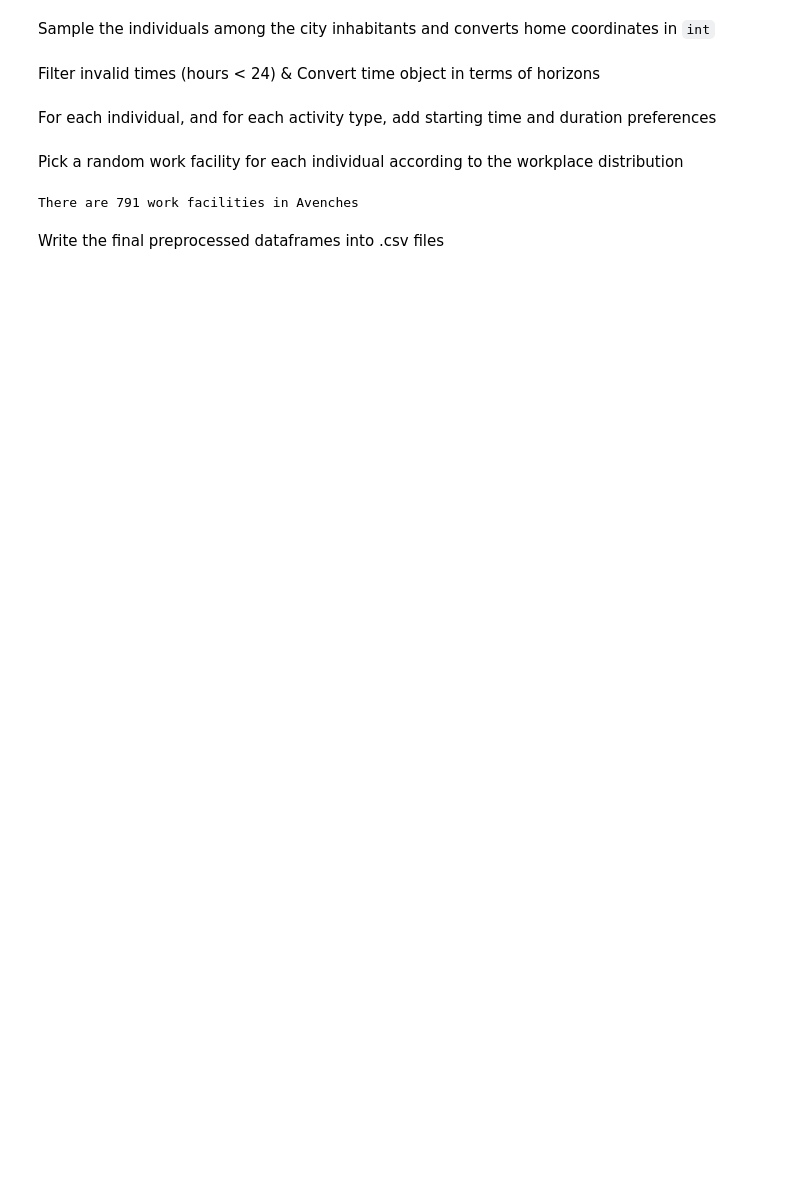
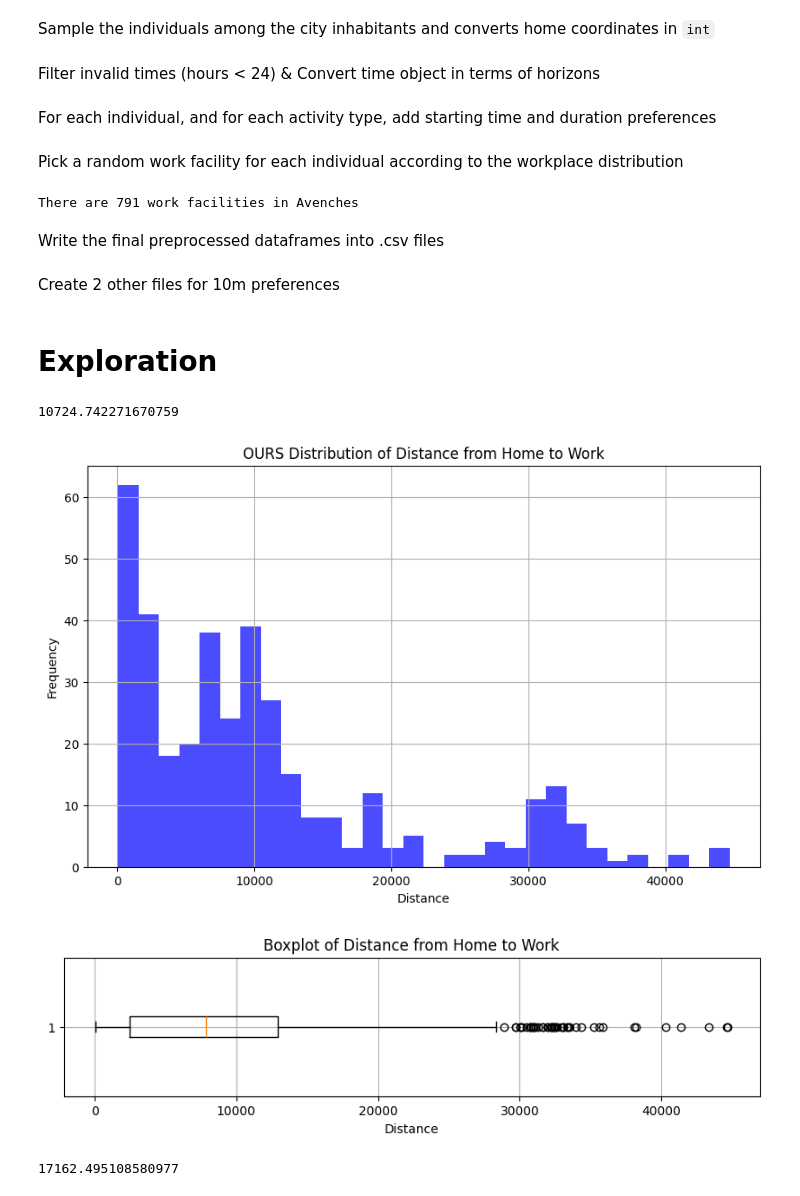
Before and after one commit to phellich/scheduling, a Jupyter notebook: Pre-processing.ipynb, the cells around one changed output. Cells and saved outputs as stored; diff of their text form; code cells hidden in the pictures; blank space fills up the shorter version.

```diff
--- a/Pre-processing.ipynb
+++ b/Pre-processing.ipynb
@@ -10,7 +10,7 @@ import numpy as np
 LOCAL = 'Avenches'
 # LOCAL = 'Lausanne'
 FRACT_ACT = 1
-FRACT_POP = 0.01
+FRACT_POP = 0.1
 activity_types = ['work', 'education', 'leisure', 'shop']
 TIME_INTERVAL = 5
 HORIZON = round(24*60/TIME_INTERVAL) + 1
@@ -306,4 +306,6 @@ population_local_sample[int_columns_2] = population_local_sample[int_columns_2].
 # %%
 activity_local_filt_sampled.drop(['start_time', 'end_time'], axis=1).to_csv(f'Data/PreProcessed/activity_5m.csv', index=False)
 population_local_sample.to_csv(f'Data/PreProcessed/population_5m.csv', index=False)
+# %% [markdown]
+Create 2 other files for 10m preferences
 # %%
@@ -323,3 +324,38 @@ int_columns_2 = ['home_x', 'home_y', 'work_x', 'work_y', 'work_id', 'work_start'
                  'work_dur', 'shop_dur', 'leisure_dur', 'education_dur']
 population_local_sample[int_columns_2] = population_local_sample[int_columns_2].astype(int)
 population_local_sample.to_csv(f'Data/PreProcessed/population_10m.csv', index=False)
+# %% [markdown]
+# Exploration
+# %%
+# Drop rows where any of the required columns have NaNs
+population_local_sample.dropna(subset=['home_x', 'home_y', 'work_x', 'work_y'], inplace=True)
+
+# Now apply the distance calculation
+population_local_sample['distance_H2W'] = np.sqrt(
+    (population_local_sample['home_x'] - population_local_sample['work_x'])**2 +
+    (population_local_sample['home_y'] - population_local_sample['work_y'])**2
+)
+population_local_sample['distance_H2W'].mean()
+# %% [output]
+10724.742271670759
+# %%
+import matplotlib.pyplot as plt
+# Plot the distribution of distance
+plt.figure(figsize=(10, 6))
+plt.hist(population_local_sample['distance_H2W'], bins=30, alpha=0.7, color='blue')
+plt.title('OURS Distribution of Distance from Home to Work')
+plt.xlabel('Distance')
+plt.ylabel('Frequency')
+plt.grid(True)
+plt.show()
+
+# Plot the boxplot of the distance
+plt.figure(figsize=(10, 2))
+plt.boxplot(population_local_sample['distance_H2W'].dropna(), vert=False)  # Drop NA values for boxplot
+plt.title('Boxplot of Distance from Home to Work')
+plt.xlabel('Distance')
+plt.grid(True)
+plt.show()
+# %% [output]
+[figure, added]
+[figure, added]
@@ -325,0 +365,12 @@ population_local_sample.to_csv(f'Data/PreProcessed/population_10m.csv', index=Fa
+# %%
+# Drop rows where any of the required columns have NaNs
+merged.dropna(subset=['home_x', 'home_y', 'x', 'y'], inplace=True)
+
+# Now apply the distance calculation
+merged['distance_H2W'] = np.sqrt(
+    (merged['home_x'] - merged['x'])**2 +
+    (merged['home_y'] - merged['y'])**2
+)
+merged['distance_H2W'].mean()
+# %% [output]
+17162.495108580977
```
Also changed, not shown: parts of 3 cells of this notebook, 41 other files.
